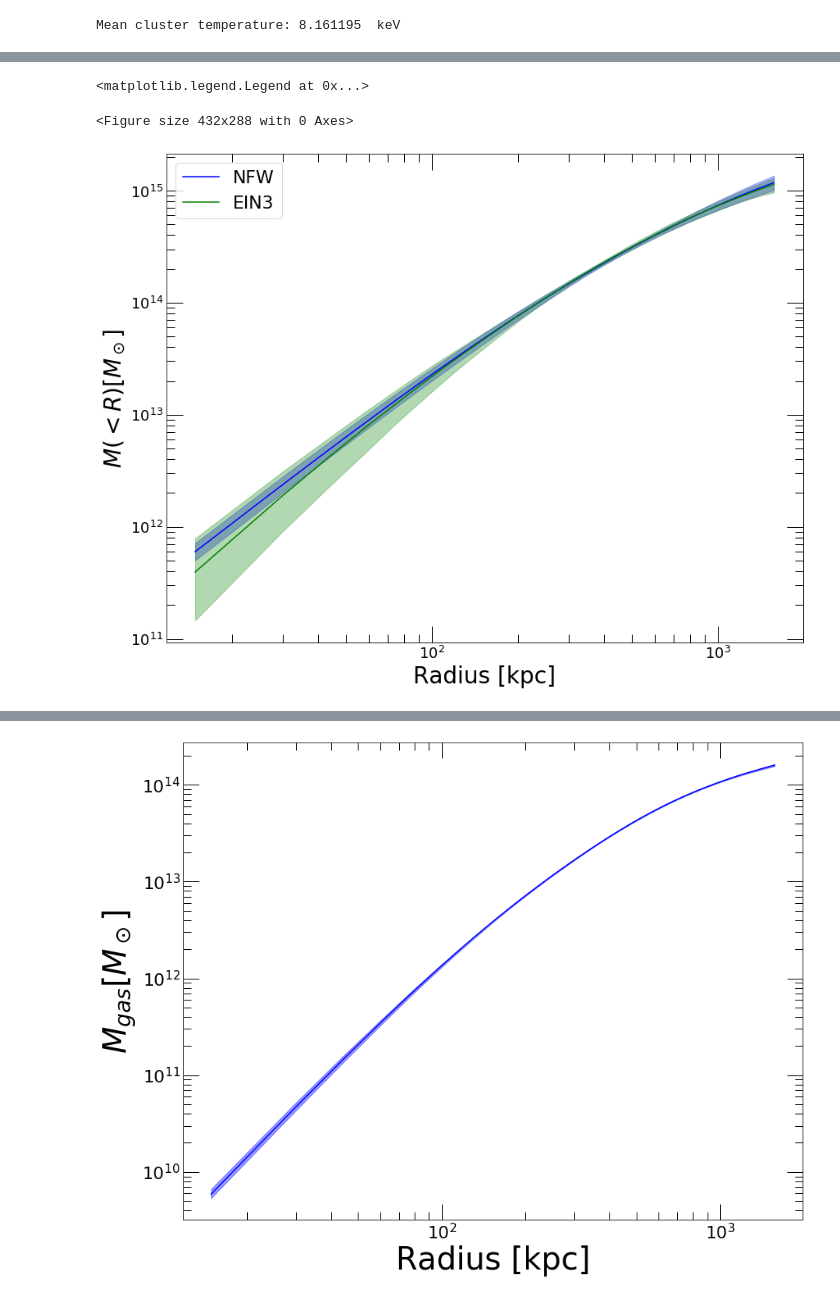
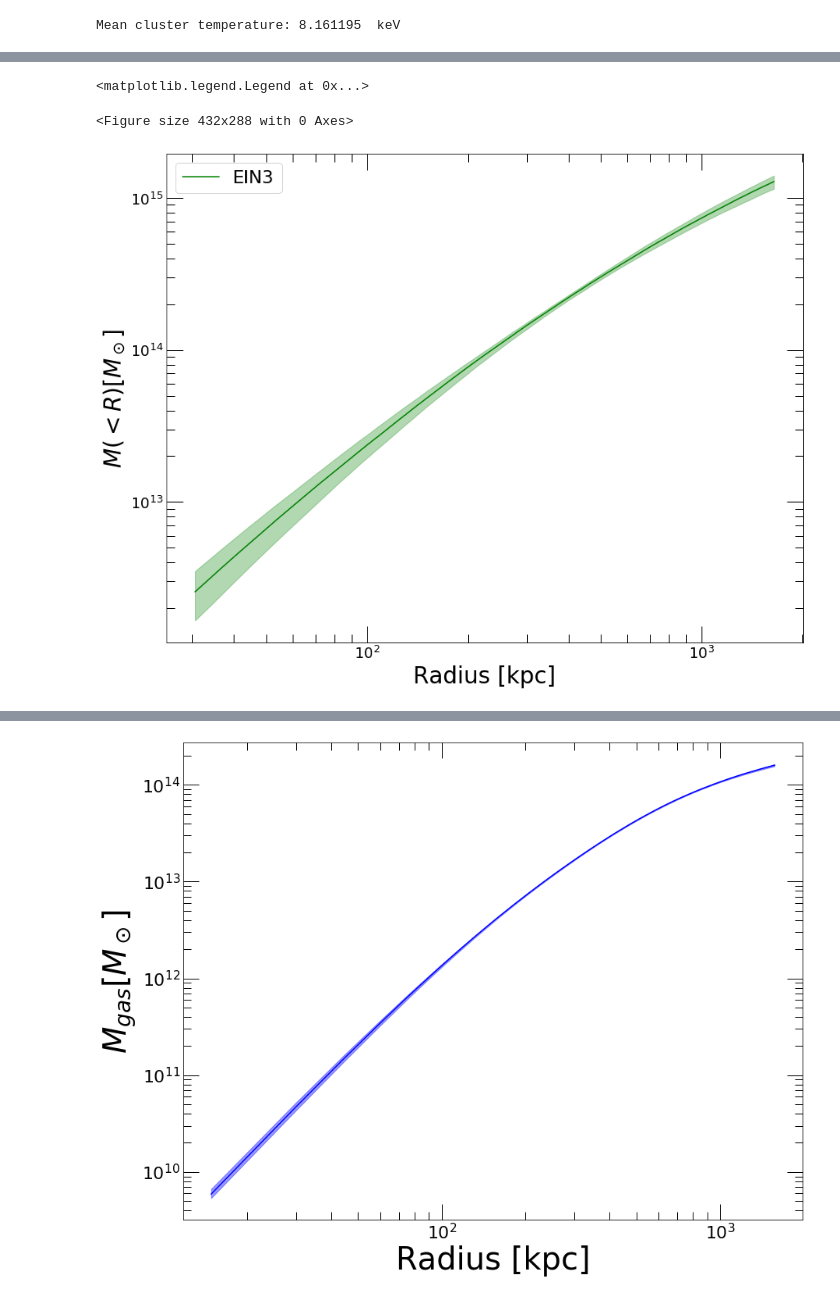
Before and after one commit to domeckert/hydromass, a Jupyter notebook: MACS0451.ipynb, the cells around one changed output, grey strips where cells are left out. Drawn from its saved outputs; the diff is of its cells as text; code cells hidden in the pictures.

```diff
--- a/MACS0451.ipynb
+++ b/MACS0451.ipynb
@@ -562,7 +575,7 @@ array([1.46699091e-02, 1.29233527e-02, 1.09013067e-02, 9.07365961e-03,
 # %% [markdown]
 ## Now let's redo the same thing with the Einasto model
 # %%
-modein3 = hydromass.Model(massmod='EIN3', fix=[False, False, False])
+modein3 = hydromass.Model(massmod='EIN3')
 # %%
 mhydein3 = hydromass.Mhyd(sbprofile=p2,
                           spec_data=spec_data,
@@ -617,7 +649,8 @@ plt.plot(np.arange(1,len(mhydein3.samppar[:,2])+1,1), mhydein3.samppar[:,2])
 # %%
 plt.clf()
 
-plt.clf()
+ax_size = [0.14, 0.14,
+               0.83, 0.83]
 
 fig = plt.figure(figsize=(13,10))
 ax = fig.add_axes(ax_size)
@@ -632,8 +665,8 @@ plt.ylabel('$T_{X}$ [keV]', fontsize=28)
 plt.errorbar(mhydein3.spec_data.rref_x_am,mhydein3.spec_data.temp_x,yerr=np.array([mhydein3.spec_data.templ,mhydein3.spec_data.temph]),fmt='*',color='red', label='Data')
 plt.plot(mhydein3.spec_data.rref_x_am,mhydein3.ktmod,color='green', label='Einasto 3-par')
 plt.fill_between(mhydein3.spec_data.rref_x_am, mhydein3.ktmod_lo, mhydein3.ktmod_hi, color='green', alpha=0.3)
-plt.plot(tmhyd.spec_data.rref_x_am,tmhyd.ktmod,color='blue', label='NFW')
-plt.fill_between(tmhyd.spec_data.rref_x_am, tmhyd.ktmod_lo, tmhyd.ktmod_hi, color='blue', alpha=0.3)
+#plt.plot(tmhyd.spec_data.rref_x_am,tmhyd.ktmod,color='blue', label='NFW')
+#plt.fill_between(tmhyd.spec_data.rref_x_am, tmhyd.ktmod_lo, tmhyd.ktmod_hi, color='blue', alpha=0.3)
 
 plt.legend(fontsize=22)
 # %% [output]
@@ -643,34 +676,34 @@ plt.legend(fontsize=22)
 # %%
-res_ein = hydromass.mass_from_samples(mhydein3, modein3)
+res_ein = hydromass.mass_from_samples(mhydein3, modein3, rin=30.)
 # %%
 plt.clf()
 
 fig = plt.figure(figsize=(13,10))
 ax_size = [0.14, 0.14,
                0.83, 0.83]
 ax = fig.add_axes(ax_size)
 ax.minorticks_on()
 ax.tick_params(length=20, width=1, which='major', direction='in', right=True, top=True)
 ax.tick_params(length=10, width=1, which='minor', direction='in', right=True, top=True)
 for item in (ax.get_xticklabels() + ax.get_yticklabels()):
     item.set_fontsize(18)
 plt.yscale('log')
 plt.xscale('log')
 plt.xlabel('Radius [kpc]', fontsize=28)
 plt.ylabel('$M(<R) [M_\odot]$', fontsize=28)
-plt.plot(res_mass['R_OUT'], res_mass['MASS'],color='blue', label='NFW')
-plt.fill_between(res_mass['R_OUT'], res_mass['MASS_LO'], res_mass['MASS_HI'], color='blue', alpha=0.3)
+#plt.plot(res_mass['R_OUT'], res_mass['MASS'],color='blue', label='NFW')
+#plt.fill_between(res_mass['R_OUT'], res_mass['MASS_LO'], res_mass['MASS_HI'], color='blue', alpha=0.3)
 
 #plt.plot(rold, mold, color='red', label='MyMhyd.py')
 #plt.fill_between(rold, mold_lo, mold_hi, color='red', alpha=0.3)
 
 plt.plot(res_ein['R_OUT'], res_ein['MASS'],color='green', label='EIN3')
 plt.fill_between(res_ein['R_OUT'], res_ein['MASS_LO'], res_ein['MASS_HI'], color='green', alpha=0.3)
 
 plt.legend(fontsize=22)
 #plt.savefig('tests/MACS0451_code_comparison.pdf')
 # Hurray!
 # %% [output]
 <matplotlib.legend.Legend at 0x...>
 <Figure size 432x288 with 0 Axes>
-[figure, old version]
+[figure, new version]
```
Also changed, not shown: parts of 40 cells of this notebook, 9 other files.
